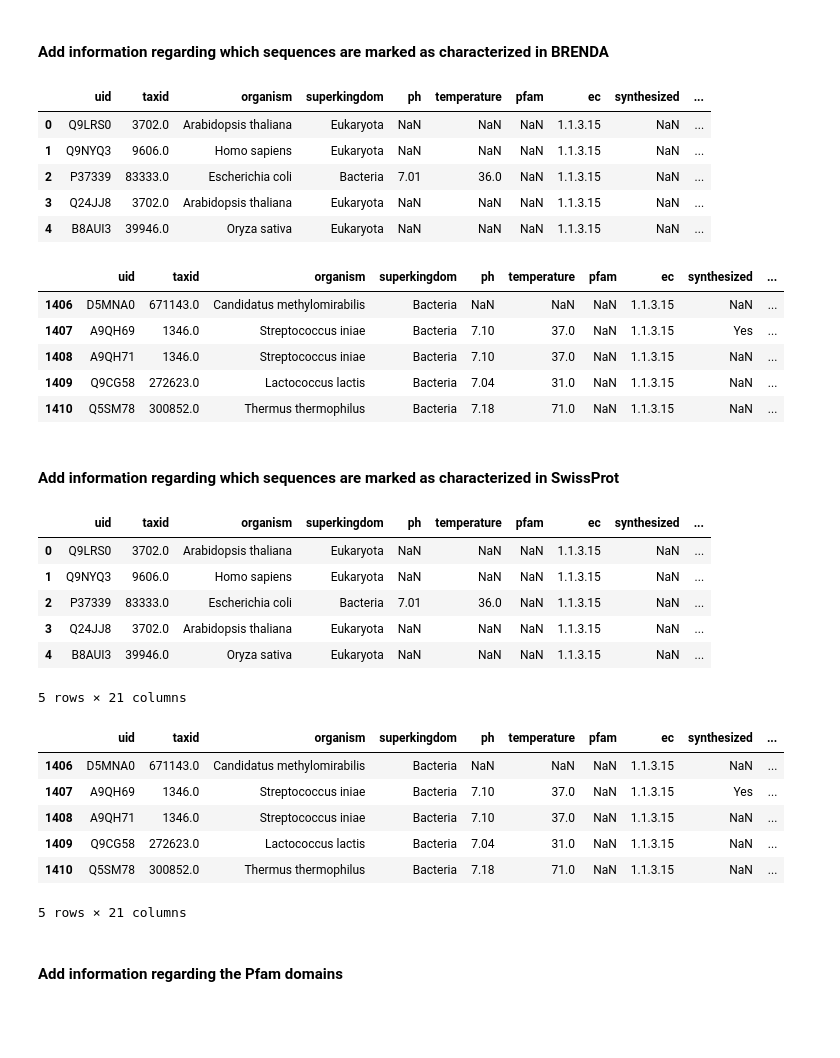
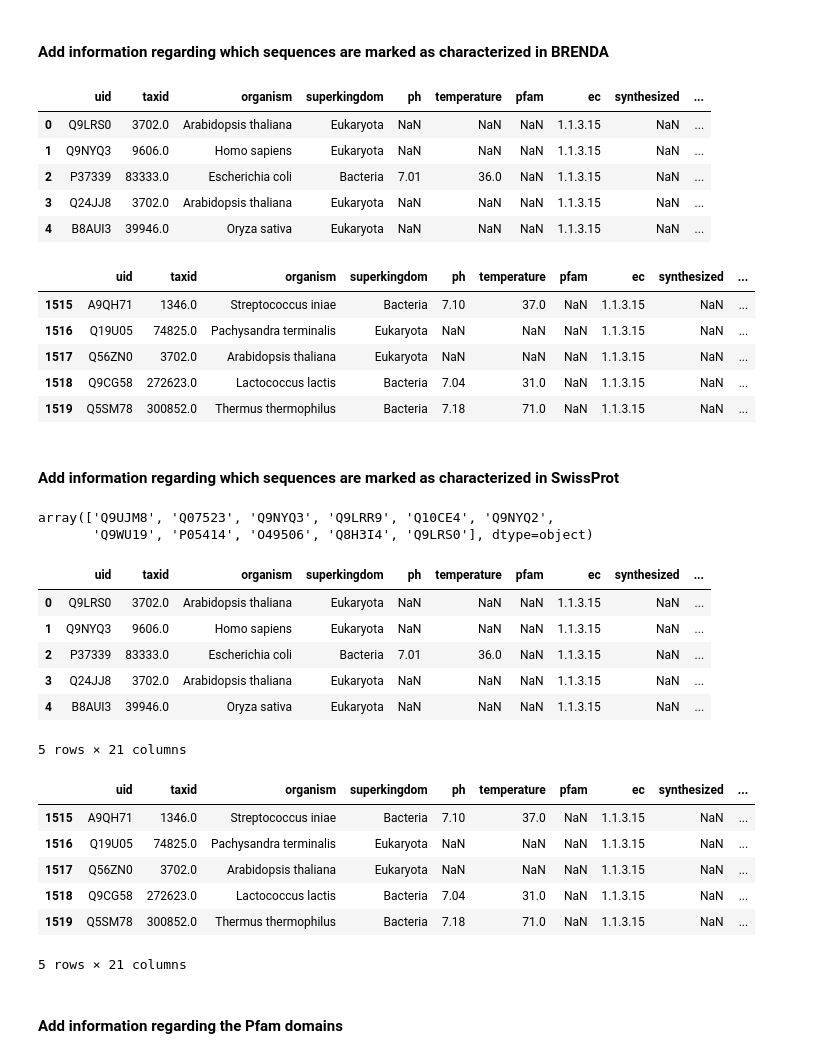
Before and after one commit to EngqvistLab/analyze_1.1.3.15, a Jupyter notebook: code/2_analyze_data/1_analyze_1.1.3.15.ipynb, the cells around one changed output. Cells and saved outputs as stored; diff of their text form; code cells hidden in the pictures; blank space fills up the shorter version.

```diff
--- a/code/2_analyze_data/1_analyze_1.1.3.15.ipynb
+++ b/code/2_analyze_data/1_analyze_1.1.3.15.ipynb
@@ -70,7 +70,7 @@ font_size = 6.5
 # %% [markdown]
 #### Load the 1.1.3.15 sequences encoded using UniRep embeddings
 # %%
-def load_unirep(uni_filepath, prop_filepath, ec='1.1.3.15', sep=','):
+def load_unirep(uni_filepath, prop_filepath, ec='1.1.3.15', sep='\t'):
     '''
     Load unirep embeddings into a data frame
     '''
@@ -98,9 +98,12 @@ def load_unirep(uni_filepath, prop_filepath, ec='1.1.3.15', sep=','):
     return df_unirep
 
 
-df_unirep = load_unirep(uni_filepath=join(INTERMEDIATE, 'brenda_2017_1', '1_1_3__BRENDA_sequences_filtered_2017_1_unirep.csv'),
+df_unirep = load_unirep(uni_filepath=join(INTERMEDIATE, 'brenda_2017_1', '1_1_3_15_BRENDA_sequences_2017_1_unirep.csv'),
                        prop_filepath=join(FINAL, 'brenda_2017_1', 'ec_uid_org_from_fasta_2017_1.tsv'),
                        ec='1.1.3.15')
+
+# exclude A0A0D2NBS0 which is clearly weird (long R-stretches, long S-stretches etc.)
+df_unirep = df_unirep[df_unirep.uid != 'A0A0D2NBS0']
 
 display(df_unirep.head())
 display(df_unirep.tail())
@@ -146,6 +149,9 @@ uid_data['sort_cat'] = pd.Categorical(uid_data['uid'],
 uid_data.sort_values('sort_cat', inplace=True)
 uid_data.reset_index(inplace=True)
 
+# exclude A0A0D2NBS0 which is clearly weird (long R-stretches, long S-stretches etc.)
+uid_data = uid_data[uid_data.uid != 'A0A0D2NBS0']
+
 # drop columns that aren't needed
 uid_data = uid_data.drop(['sort_cat', 'index'], axis=1)
 
@@ -339,50 +345,53 @@ display(prop_data.tail())
 | 3 | Q24JJ8 | 3702.0 | Arabidopsis thaliana | Eukaryota | NaN | NaN | NaN | 1.1.3.15 | NaN | ... |
 | 4 | B8AUI3 | 39946.0 | Oryza sativa | Eukaryota | NaN | NaN | NaN | 1.1.3.15 | NaN | ... |
 |  | uid | taxid | organism | superkingdom | ph | temperature | pfam | ec | synthesized | ... |
-| 1406 | D5MNA0 | 671143.0 | Candidatus methylomirabilis | Bacteria | NaN | NaN | NaN | 1.1.3.15 | NaN | ... |
-| 1407 | A9QH69 | 1346.0 | Streptococcus iniae | Bacteria | 7.10 | 37.0 | NaN | 1.1.3.15 | Yes | ... |
-| 1408 | A9QH71 | 1346.0 | Streptococcus iniae | Bacteria | 7.10 | 37.0 | NaN | 1.1.3.15 | NaN | ... |
-| 1409 | Q9CG58 | 272623.0 | Lactococcus lactis | Bacteria | 7.04 | 31.0 | NaN | 1.1.3.15 | NaN | ... |
-| 1410 | Q5SM78 | 300852.0 | Thermus thermophilus | Bacteria | 7.18 | 71.0 | NaN | 1.1.3.15 | NaN | ... |
+| 1515 | A9QH71 | 1346.0 | Streptococcus iniae | Bacteria | 7.10 | 37.0 | NaN | 1.1.3.15 | NaN | ... |
+| 1516 | Q19U05 | 74825.0 | Pachysandra terminalis | Eukaryota | NaN | NaN | NaN | 1.1.3.15 | NaN | ... |
+| 1517 | Q56ZN0 | 3702.0 | Arabidopsis thaliana | Eukaryota | NaN | NaN | NaN | 1.1.3.15 | NaN | ... |
+| 1518 | Q9CG58 | 272623.0 | Lactococcus lactis | Bacteria | 7.04 | 31.0 | NaN | 1.1.3.15 | NaN | ... |
+| 1519 | Q5SM78 | 300852.0 | Thermus thermophilus | Bacteria | 7.18 | 71.0 | NaN | 1.1.3.15 | NaN | ... |
 # %% [markdown]
 #### Add information regarding which sequences are marked as characterized in SwissProt
 # %%
 in_swissprot = pd.read_csv(join(INTERMEDIATE, 'swissprot_2020_02', 'SwissProt-2020_02-protein-evidence.tsv'),
                           sep='\t')
 
 in_swissprot = in_swissprot[in_swissprot['ec']=='1.1.3.15'].uid.values
+display(in_swissprot)
 
 active = []
 for uid in in_swissprot:
     active.append('Yes')
 
 swissprot_df = pd.DataFrame({'uid':in_swissprot, 'in_swissprot':active})
 
 
 # merge with data frame
 prop_data = prop_data.merge(swissprot_df, on=['uid'], how='left')
 
 
 # replace nans
 prop_data.in_swissprot = prop_data.in_swissprot.replace(np.nan, 'No', regex=False)
 
 display(prop_data.head())
 display(prop_data.tail())
 # %% [output]
+array(['Q9UJM8', 'Q07523', 'Q9NYQ3', 'Q9LRR9', 'Q10CE4', 'Q9NYQ2',
+       'Q9WU19', 'P05414', 'O49506', 'Q8H3I4', 'Q9LRS0'], dtype=object)
 |  | uid | taxid | organism | superkingdom | ph | temperature | pfam | ec | synthesized | ... |
 | 0 | Q9LRS0 | 3702.0 | Arabidopsis thaliana | Eukaryota | NaN | NaN | NaN | 1.1.3.15 | NaN | ... |
 | 1 | Q9NYQ3 | 9606.0 | Homo sapiens | Eukaryota | NaN | NaN | NaN | 1.1.3.15 | NaN | ... |
 | 2 | P37339 | 83333.0 | Escherichia coli | Bacteria | 7.01 | 36.0 | NaN | 1.1.3.15 | NaN | ... |
 | 3 | Q24JJ8 | 3702.0 | Arabidopsis thaliana | Eukaryota | NaN | NaN | NaN | 1.1.3.15 | NaN | ... |
 | 4 | B8AUI3 | 39946.0 | Oryza sativa | Eukaryota | NaN | NaN | NaN | 1.1.3.15 | NaN | ... |
-5 rows × 21 columns
+5 rows × 21 columns
 |  | uid | taxid | organism | superkingdom | ph | temperature | pfam | ec | synthesized | ... |
-| 1406 | D5MNA0 | 671143.0 | Candidatus methylomirabilis | Bacteria | NaN | NaN | NaN | 1.1.3.15 | NaN | ... |
-| 1407 | A9QH69 | 1346.0 | Streptococcus iniae | Bacteria | 7.10 | 37.0 | NaN | 1.1.3.15 | Yes | ... |
-| 1408 | A9QH71 | 1346.0 | Streptococcus iniae | Bacteria | 7.10 | 37.0 | NaN | 1.1.3.15 | NaN | ... |
-| 1409 | Q9CG58 | 272623.0 | Lactococcus lactis | Bacteria | 7.04 | 31.0 | NaN | 1.1.3.15 | NaN | ... |
-| 1410 | Q5SM78 | 300852.0 | Thermus thermophilus | Bacteria | 7.18 | 71.0 | NaN | 1.1.3.15 | NaN | ... |
+| 1515 | A9QH71 | 1346.0 | Streptococcus iniae | Bacteria | 7.10 | 37.0 | NaN | 1.1.3.15 | NaN | ... |
+| 1516 | Q19U05 | 74825.0 | Pachysandra terminalis | Eukaryota | NaN | NaN | NaN | 1.1.3.15 | NaN | ... |
+| 1517 | Q56ZN0 | 3702.0 | Arabidopsis thaliana | Eukaryota | NaN | NaN | NaN | 1.1.3.15 | NaN | ... |
+| 1518 | Q9CG58 | 272623.0 | Lactococcus lactis | Bacteria | 7.04 | 31.0 | NaN | 1.1.3.15 | NaN | ... |
+| 1519 | Q5SM78 | 300852.0 | Thermus thermophilus | Bacteria | 7.18 | 71.0 | NaN | 1.1.3.15 | NaN | ... |
-5 rows × 21 columns
+5 rows × 21 columns
 # %% [markdown]
 #### Add information regarding the Pfam domains
 # %%
```
Also changed, not shown: parts of 34 cells of this notebook.
